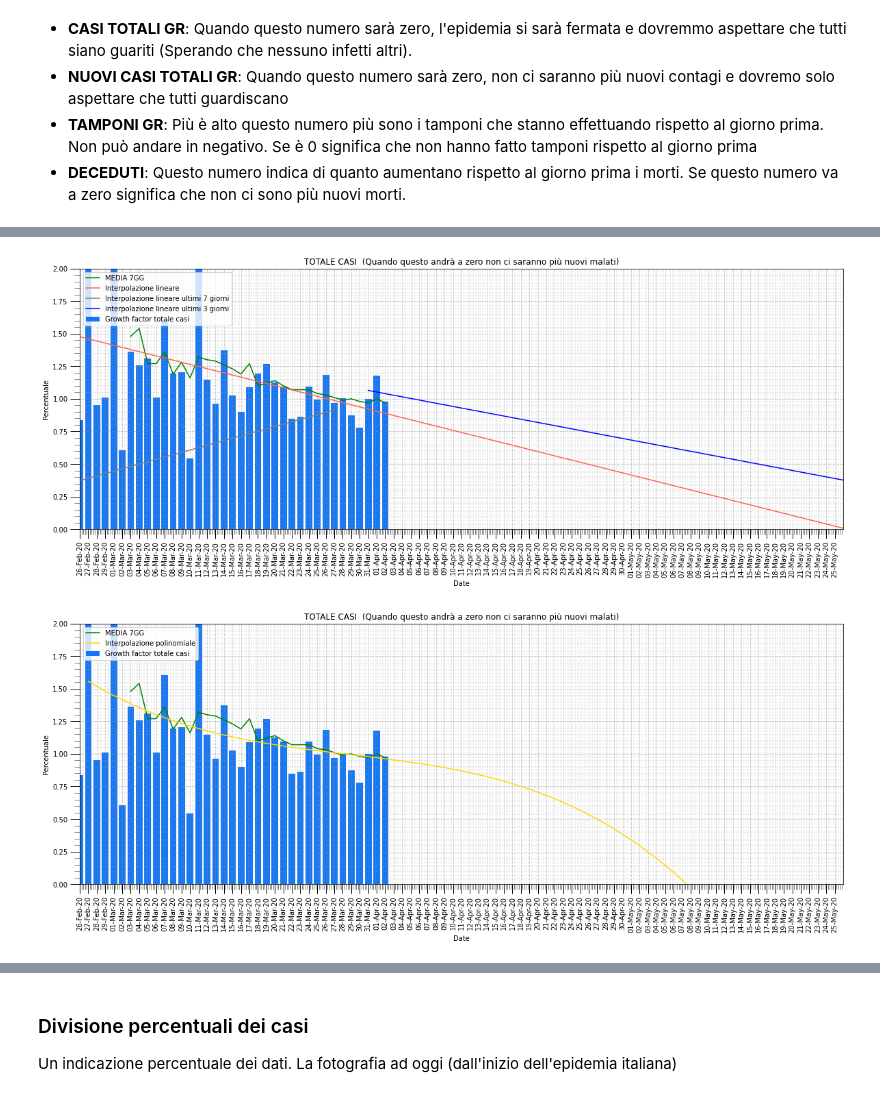
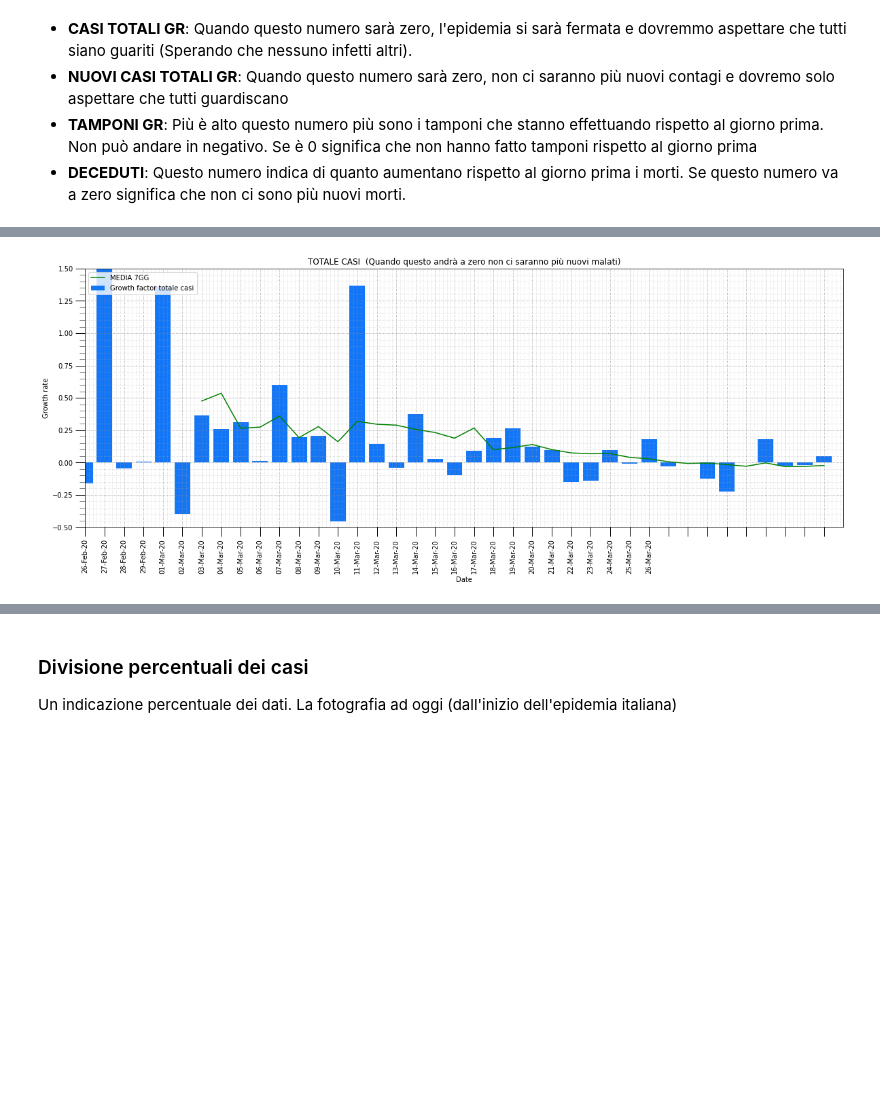
Before and after one commit to pasalino/Covid-19-PyAnalysis, a Jupyter notebook: Covid-19.ipynb, the cells around one changed output, grey strips where cells are left out. Cells and saved outputs as stored; diff of their text form; code cells hidden in the pictures; blank space fills up the shorter version.

```diff
--- a/Covid-19.ipynb
+++ b/Covid-19.ipynb
@@ -142,7 +142,8 @@ def beautify_graph(ax):
     ax.grid(b=True, which='minor', color='#AAAAAA', linestyle=':', alpha=0.5)
     ax.tick_params(which='both', width=1)
     ax.tick_params(which='major', length=14)
-    ax.tick_params(which='minor', length=8, color='gray')
+    ax.tick_params(axis="x", which='minor', length=0, color='gray')
+    ax.tick_params(axis="y", which='minor', length=8, color='gray')
 
 def show_table(df, tail=1):
     if 'DATA' in df.columns:
@@ -568,15 +521,15 @@ gf = pd.DataFrame()
 gf['data'] = national_trend['data']
 gf['totale_casi'] = national_trend['totale_casi']
 gf['diff'] = gf['totale_casi'] - gf['totale_casi'].shift(1)
-gf['gr'] = gf['diff'] / gf['diff'].shift(1)
-gf['avg_gf_3'] = gf['gr'].rolling(3).mean().round(2)
-gf['avg_gf'] = gf['gr'].rolling(7).mean().round(2)
+gf['gr'] = ((gf['diff'] / gf['diff'].shift(1))-1).round(3)
+gf['avg_gf_3'] = gf['gr'].rolling(3).mean().round(3)
+gf['avg_gf'] = gf['gr'].rolling(7).mean().round(3)
 
 gf['totale_attualmente_positivi'] = national_trend['totale_attualmente_positivi']
 gf['diff_att_pos'] = gf['totale_attualmente_positivi'] - gf['totale_attualmente_positivi'].shift(1)
-gf['gr_att_pos'] = gf['diff_att_pos'] / gf['diff_att_pos'].shift(1)
-gf['avg_att_pos_3'] = gf['gr'].rolling(3).mean().round(2)
-gf['avg_att_pos'] = gf['gr_att_pos'].rolling(7).mean().round(2)
+gf['gr_att_pos'] = ((gf['diff_att_pos'] / gf['diff_att_pos'].shift(1))-1).round(3)
+gf['avg_att_pos_3'] = gf['gr'].rolling(3).mean().round(3)
+gf['avg_att_pos'] = gf['gr_att_pos'].rolling(7).mean().round(3)
 
 
 show_table(gf, 5)\
@@ -614,51 +573,50 @@ x_int3[1]+=l
 tot_len = len(gf[2:]['gr'])
 
 l=7
 y_l7 = gf[-l:]['gr'].tolist()
 x_l7 = np.arange(tot_len-l, tot_len)
 
 mymodel_l7 = np.poly1d(np.polyfit(x_l7, y_l7, 3))
 myline_l7 = np.linspace(1, 100, 100)
 
 y = gf[2:]['gr'].tolist()
 x = np.arange(0, len(y))
 
 mymodel = np.poly1d(np.polyfit(x, y, 3))
 myline = np.linspace(1, 100, 100)
 
 
 fig, ax = plt.subplots()
 
-ax.bar(x_label, series, label='Growth factor totale casi', color=COL_TOTALE_CASI)
+ax.bar(gf[2:]['data'], data_y, label='Growth factor totale casi', color=COL_TOTALE_CASI)
 ay = gf[2:].plot(kind='line', x='data', y=['avg_gf'], color=[COL_AVG], rot=90, label=['MEDIA 7GG'], ax=ax)
 
-plt.plot(x_int, y_int, color='tomato', label='Interpolazione lineare')
-plt.plot(x_int2, y_int2, color='grey', label='Interpolazione lineare ultimi 7 giorni')
-plt.plot(x_int3, y_int3, color='blue', label='Interpolazione lineare ultimi 3 giorni')
+#plt.plot(x_int, y_int, color='tomato', label='Interpolazione lineare')
+#plt.plot(x_int2, y_int2, color='grey', label='Interpolazione lineare ultimi 7 giorni')
+#plt.plot(x_int3, y_int3, color='blue', label='Interpolazione lineare ultimi 3 giorni')
 ax.set_xlim(0,len(series))
 ax.set_xticklabels(x_label, rotation=90)
 
-ax.set_ylim(0,2)
+ax.set_ylim(-0.5,1.5)
 ax.set_title("TOTALE CASI  (Quando questo andrà a zero non ci saranno più nuovi malati)")
-ax.set_ylabel('Percentuale')
+ax.set_ylabel('Growth rate')
 beautify_graph(ax)
 
-fig, ax = plt.subplots()
+#fig, ax = plt.subplots()
 
-ax.bar(x_label, series, label='Growth factor totale casi', color=COL_TOTALE_CASI)
-ay = gf[2:].plot(kind='line', x='data', y=['avg_gf'], color=[COL_AVG], rot=90, label=['MEDIA 7GG'], ax=ax)
-plt.plot(myline, mymodel(myline), color='gold', label='Interpolazione polinomiale')
+#ax.bar(gf[2:]['data'], data_y, label='Growth factor totale casi', color=COL_TOTALE_CASI)
+#ay = gf[2:].plot(kind='line', x='data', y=['avg_gf'], color=[COL_AVG], rot=90, label=['MEDIA 7GG'], ax=ax)
+#plt.plot(myline, mymodel(myline), color='gold', label='Interpolazione polinomiale')
 #plt.plot(myline_l7, mymodel_l7(myline_l7), color='darkgreen', label='Interpolazione polinomiale 7 giorni')
-ax.set_xlim(0,len(series))
-ax.set_xticklabels(x_label, rotation=90)
+#ax.set_xlim(0,len(series))
+#ax.set_xticklabels(x_label, rotation=90)
 
-ax.set_ylim(0,2)
-ax.set_title("TOTALE CASI  (Quando questo andrà a zero non ci saranno più nuovi malati)")
-ax.set_ylabel('Percentuale')
-beautify_graph(ax)
+#ax.set_ylim(0,2)
+#ax.set_title("TOTALE CASI  (Quando questo andrà a zero non ci saranno più nuovi malati)")
+#ax.set_ylabel('Growth rate')
+#beautify_graph(ax)
 # %% [output]
-[figure, old version]
+[figure, new version]
-[figure, removed]
 # %%
 data_y = gf[2:]['gr_att_pos']
 
```
Also changed, not shown: parts of 37 cells of this notebook, 1 other file.
